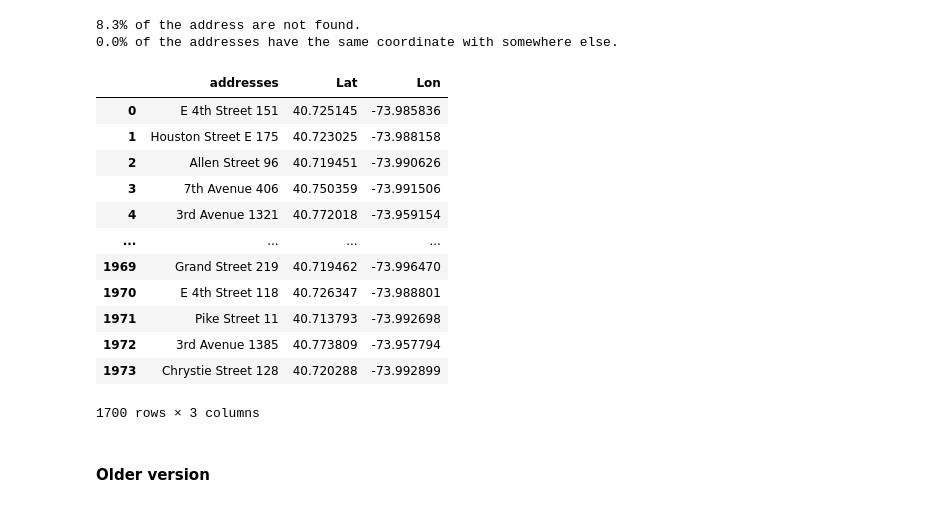
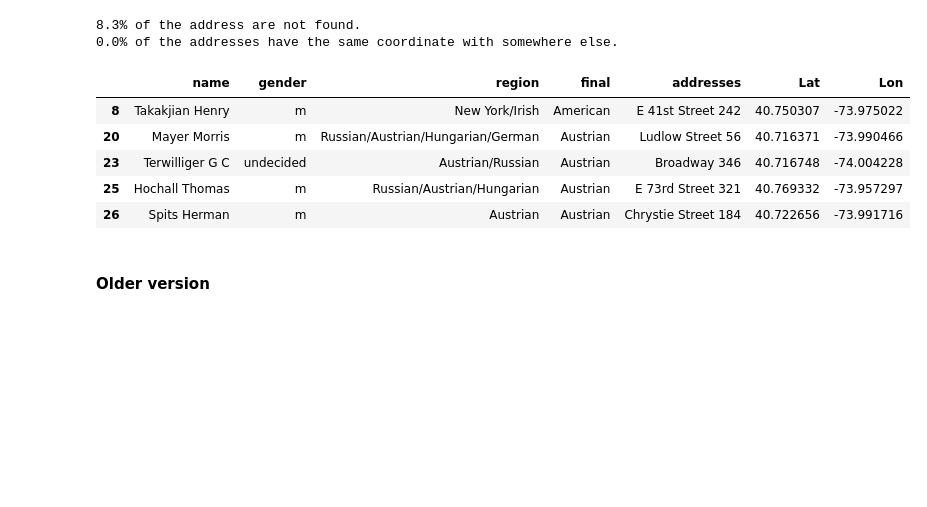
Before and after one commit to CinnyLin/NYCRestaurantData, a Jupyter notebook: geocode/geocode1898.ipynb, the cells around one changed output. Cells and saved outputs as stored; diff of their text form; code cells hidden in the pictures; blank space fills up the shorter version.

```diff
--- a/geocode/geocode1898.ipynb
+++ b/geocode/geocode1898.ipynb
@@ -637,22 +635,16 @@ geo_info_df = new_geo[['addresses','Lat','Lon']].dropna().drop_duplicates()
 # %% [output]
 8.3% of the address are not found.
 0.0% of the addresses have the same coordinate with somewhere else.
-# %%
-geo_info_df
-# %% [output]
-|  | addresses | Lat | Lon |
-| 0 | E 4th Street 151 | 40.725145 | -73.985836 |
-| 1 | Houston Street E 175 | 40.723025 | -73.988158 |
-| 2 | Allen Street 96 | 40.719451 | -73.990626 |
-| 3 | 7th Avenue 406 | 40.750359 | -73.991506 |
-| 4 | 3rd Avenue 1321 | 40.772018 | -73.959154 |
-| ... | ... | ... | ... |
-| 1969 | Grand Street 219 | 40.719462 | -73.996470 |
-| 1970 | E 4th Street 118 | 40.726347 | -73.988801 |
-| 1971 | Pike Street 11 | 40.713793 | -73.992698 |
-| 1972 | 3rd Avenue 1385 | 40.773809 | -73.957794 |
-| 1973 | Chrystie Street 128 | 40.720288 | -73.992899 |
-1700 rows × 3 columns
+# %%
+geo_info_df = new_geo[['name','gender','region','final','addresses','Lat','Lon']].dropna().drop_duplicates()
+geo_info_df.head()
+# %% [output]
+|  | name | gender | region | final | addresses | Lat | Lon |
+| 8 | Takakjian Henry | m | New York/Irish | American | E 41st Street 242 | 40.750307 | -73.975022 |
+| 20 | Mayer Morris | m | Russian/Austrian/Hungarian/German | Austrian | Ludlow Street 56 | 40.716371 | -73.990466 |
+| 23 | Terwilliger G C | undecided | Austrian/Russian | Austrian | Broadway 346 | 40.716748 | -74.004228 |
+| 25 | Hochall Thomas | m | Russian/Austrian/Hungarian | Austrian | E 73rd Street 321 | 40.769332 | -73.957297 |
+| 26 | Spits Herman | m | Austrian | Austrian | Chrystie Street 184 | 40.722656 | -73.991716 |
 # %%
 geo_info_df.to_csv('geocoded/1898_address_geocoded.csv')
 # %% [markdown]
```
Also changed, not shown: parts of 1 cell of this notebook, 5 other files.
